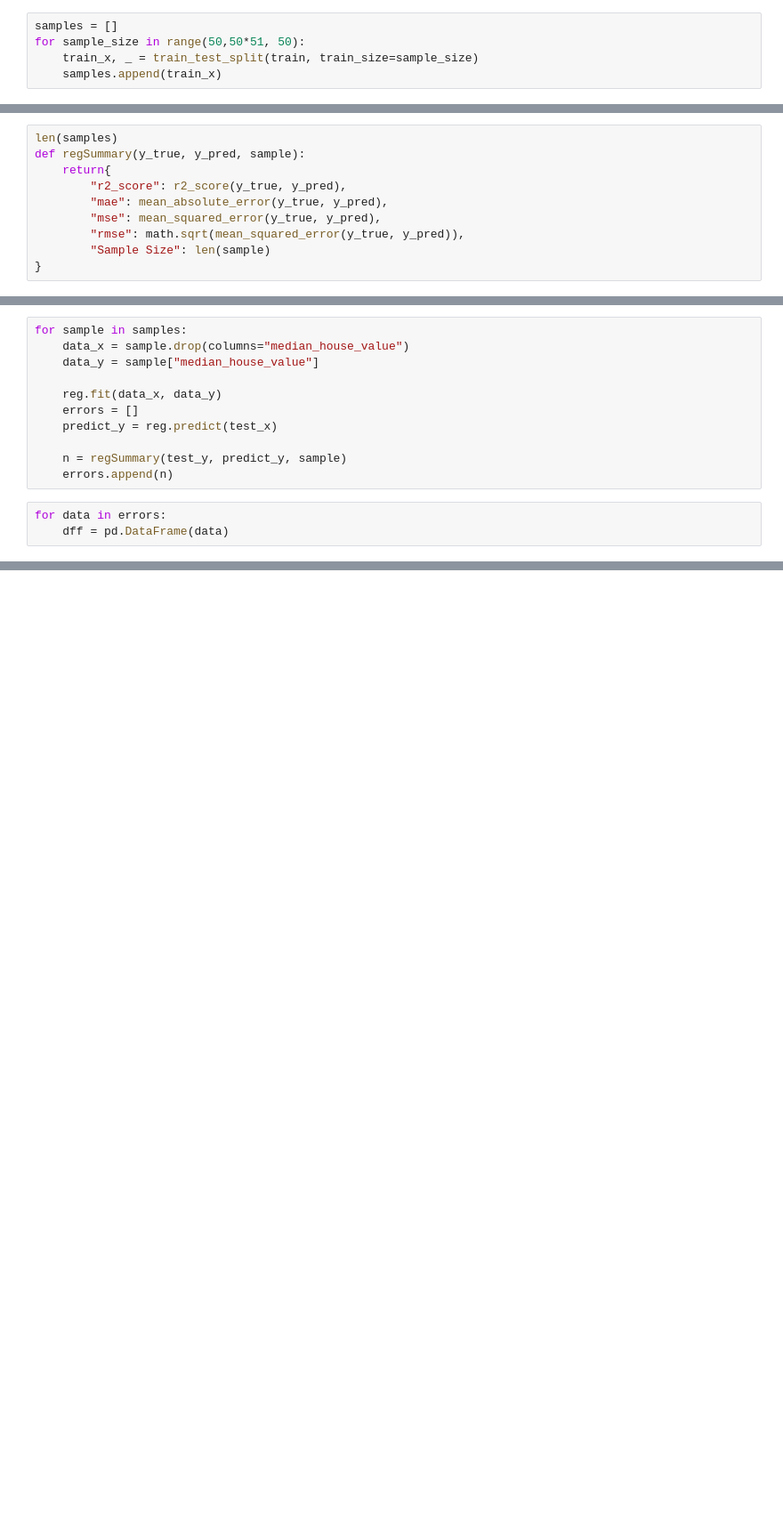
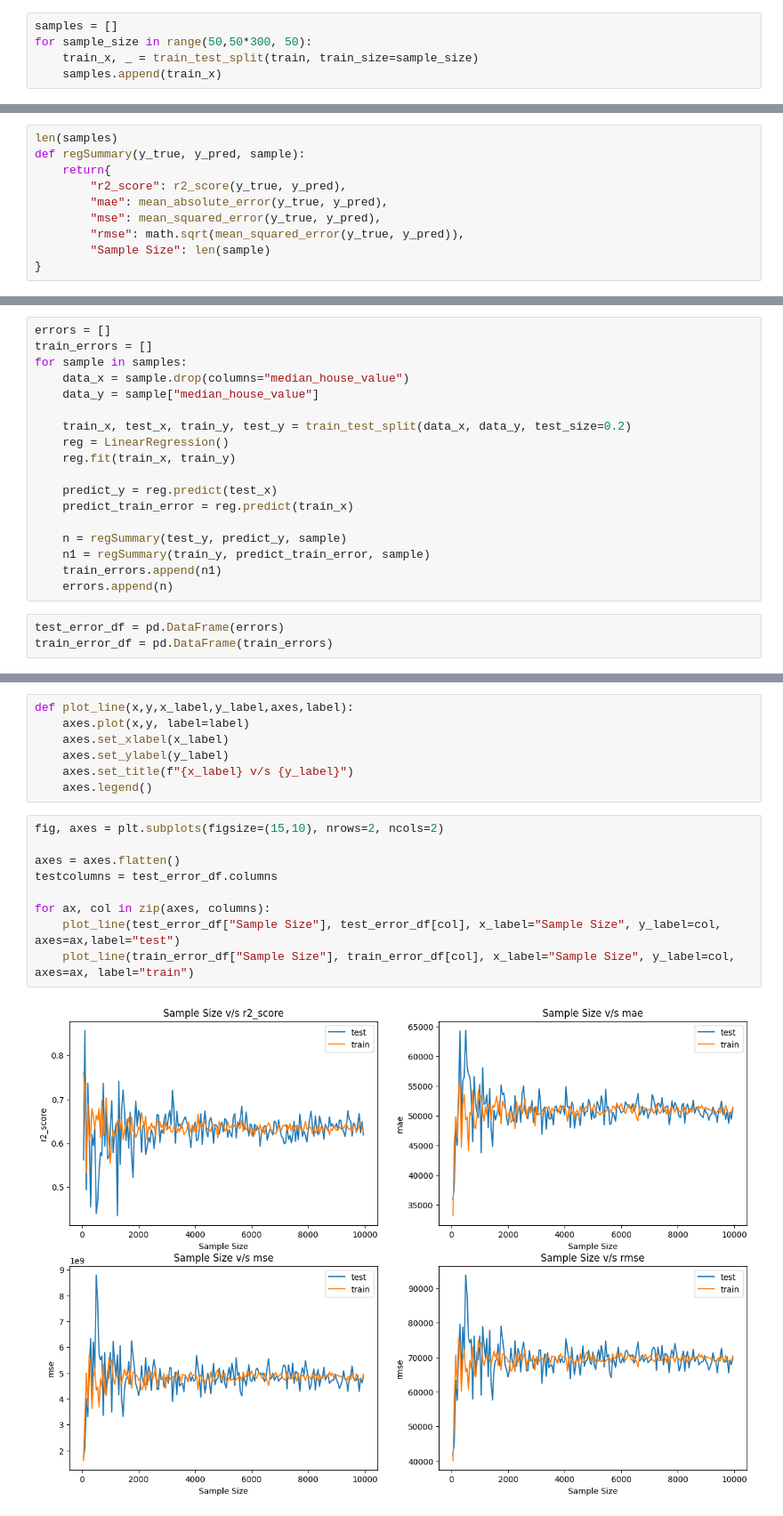
Before and after one commit to abhisunny2610/Data-Science, a Jupyter notebook: Machine Learning/Test.ipynb, the cells around one changed output, grey strips where cells are left out. Shown at 89% size. Drawn from its saved outputs; the diff is of its cells as text; blank space fills up the shorter version.

```diff
--- a/Machine Learning/Test.ipynb
+++ b/Machine Learning/Test.ipynb
@@ -31,6 +31,6 @@ train.shape
 (14448, 9)
 # %%
 samples = []
-for sample_size in range(50,50*51, 50):
+for sample_size in range(50,50*300, 50):
     train_x, _ = train_test_split(train, train_size=sample_size)
     samples.append(train_x)
@@ -49,14 +49,21 @@ reg = LinearRegression()
 # %%
+errors = []
+train_errors = []
 for sample in samples:
     data_x = sample.drop(columns="median_house_value")
     data_y = sample["median_house_value"]
 
-    reg.fit(data_x, data_y)
-    errors = []
+    train_x, test_x, train_y, test_y = train_test_split(data_x, data_y, test_size=0.2)
+    reg = LinearRegression()
+    reg.fit(train_x, train_y)
+
     predict_y = reg.predict(test_x)
+    predict_train_error = reg.predict(train_x)
 
     n = regSummary(test_y, predict_y, sample)
+    n1 = regSummary(train_y, predict_train_error, sample)
+    train_errors.append(n1)
     errors.append(n)
 # %%
-for data in errors:
-    dff = pd.DataFrame(data)
+test_error_df = pd.DataFrame(errors)
+train_error_df = pd.DataFrame(train_errors)
@@ -64,0 +70,18 @@ ValueError: If using all scalar values, you must pass an index
+# %%
+def plot_line(x,y,x_label,y_label,axes,label):
+    axes.plot(x,y, label=label)
+    axes.set_xlabel(x_label)
+    axes.set_ylabel(y_label)
+    axes.set_title(f"{x_label} v/s {y_label}")
+    axes.legend()
+# %%
+fig, axes = plt.subplots(figsize=(15,10), nrows=2, ncols=2)
+
+axes = axes.flatten()
+testcolumns = test_error_df.columns
+
+for ax, col in zip(axes, columns):
+    plot_line(test_error_df["Sample Size"], test_error_df[col], x_label="Sample Size", y_label=col, axes=ax,label="test")
+    plot_line(train_error_df["Sample Size"], train_error_df[col], x_label="Sample Size", y_label=col, axes=ax, label="train")
+# %% [output]
+[figure, added]
```
Also changed, not shown: parts of 3 cells of this notebook, 2 other files.
